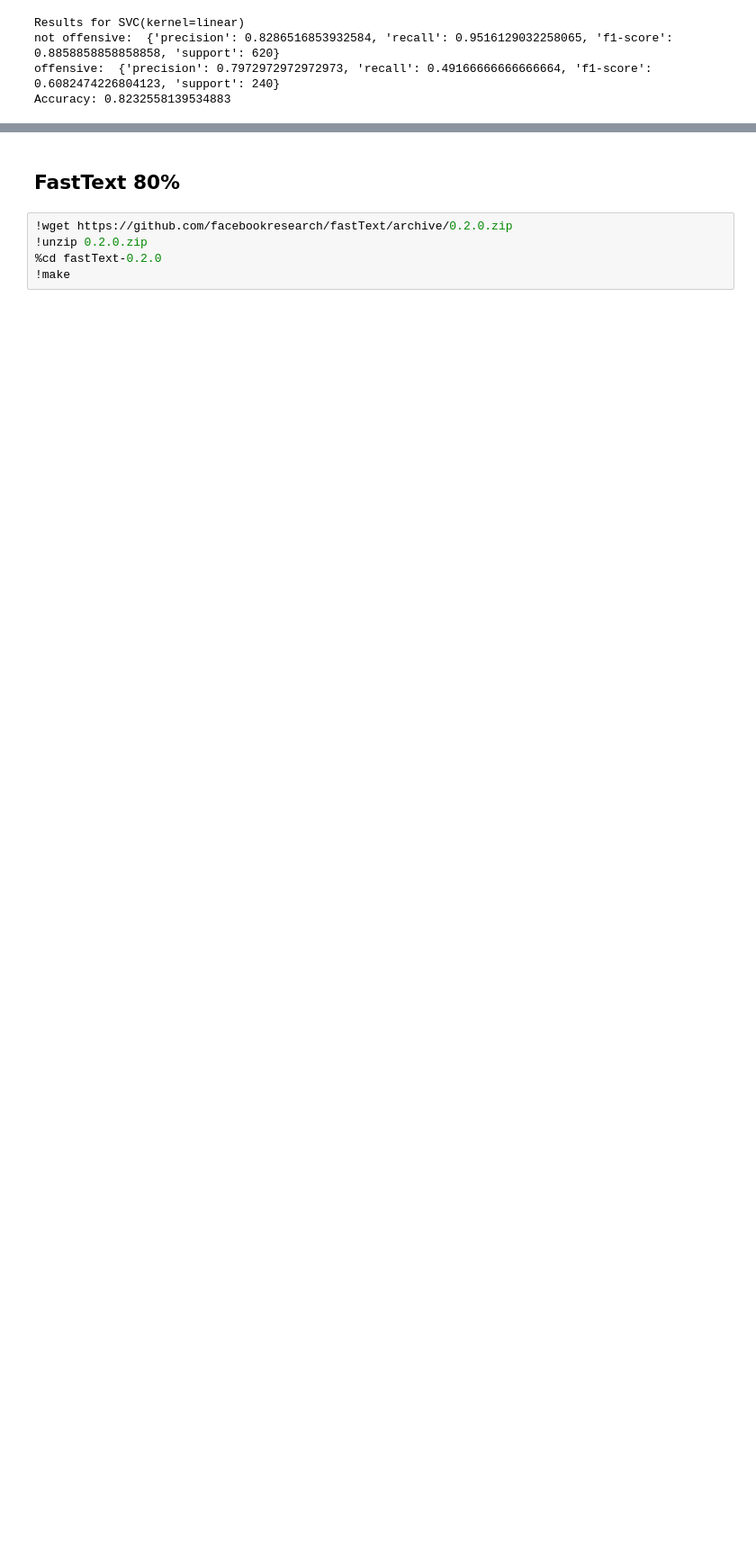
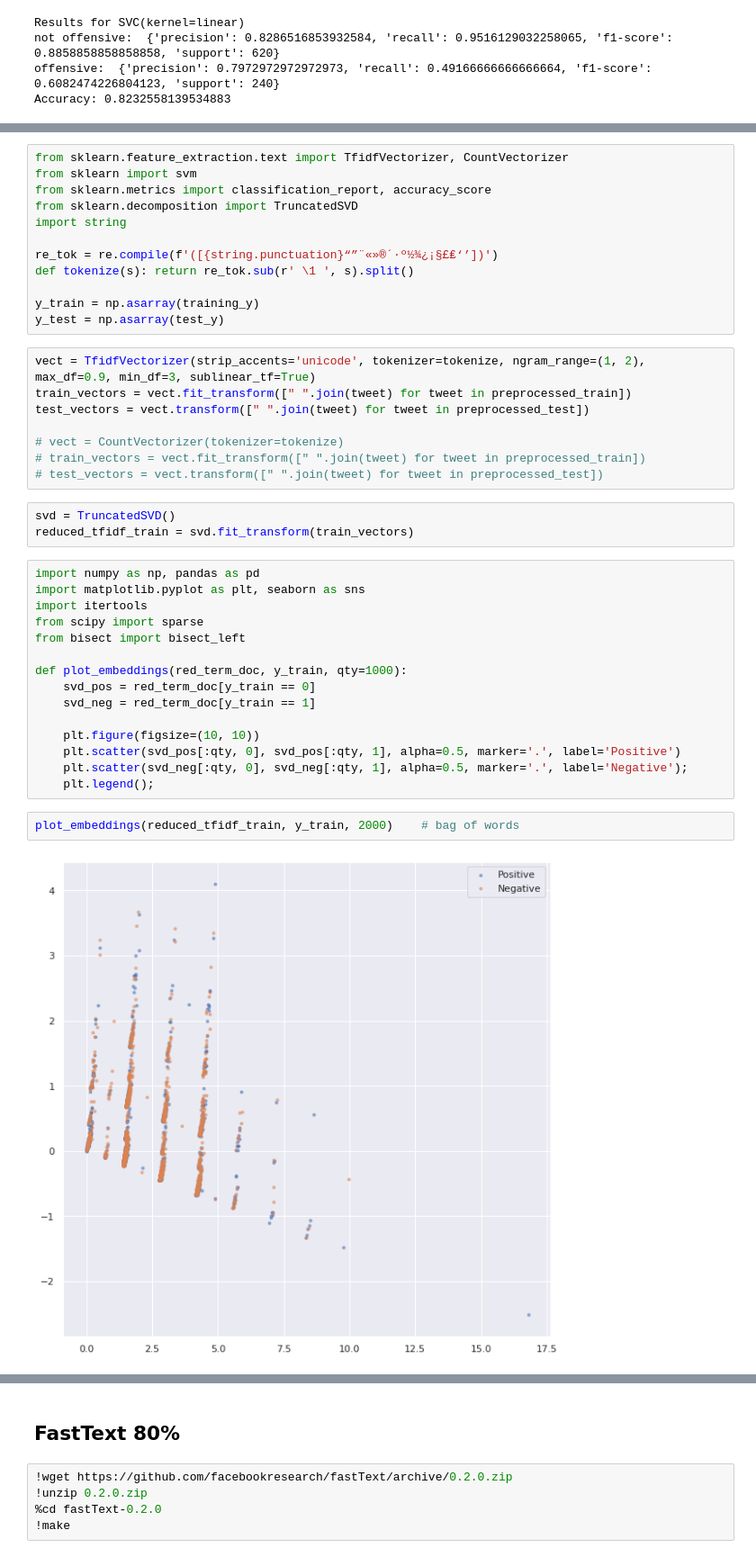
Before and after one commit to piotrjaniszewski1/Offensive-Language-Identification-and-Categorization, a Jupyter notebook: SemEval_2020_Task_12.ipynb, the cells around one changed output, grey strips where cells are left out. Shown at 90% size. Cells and saved outputs as stored; diff of their text form; blank space fills up the shorter version.

```diff
--- a/SemEval_2020_Task_12.ipynb
+++ b/SemEval_2020_Task_12.ipynb
@@ -1024,0 +1027,42 @@ Accuracy: 0.8232558139534883
+# %%
+from sklearn.feature_extraction.text import TfidfVectorizer, CountVectorizer
+from sklearn import svm
+from sklearn.metrics import classification_report, accuracy_score
+from sklearn.decomposition import TruncatedSVD
+import string
+
+re_tok = re.compile(f'([{string.punctuation}“”¨«»®´·º½¾¿¡§£₤‘’])')
+def tokenize(s): return re_tok.sub(r' \1 ', s).split()
+
+y_train = np.asarray(training_y)
+y_test = np.asarray(test_y)
+# %%
+vect = TfidfVectorizer(strip_accents='unicode', tokenizer=tokenize, ngram_range=(1, 2), max_df=0.9, min_df=3, sublinear_tf=True)
+train_vectors = vect.fit_transform([" ".join(tweet) for tweet in preprocessed_train])
+test_vectors = vect.transform([" ".join(tweet) for tweet in preprocessed_test])
+
+# vect = CountVectorizer(tokenizer=tokenize)
+# train_vectors = vect.fit_transform([" ".join(tweet) for tweet in preprocessed_train])
+# test_vectors = vect.transform([" ".join(tweet) for tweet in preprocessed_test])
+# %%
+svd = TruncatedSVD()
+reduced_tfidf_train = svd.fit_transform(train_vectors)
+# %%
+import numpy as np, pandas as pd
+import matplotlib.pyplot as plt, seaborn as sns
+import itertools
+from scipy import sparse
+from bisect import bisect_left
+
+def plot_embeddings(red_term_doc, y_train, qty=1000):
+    svd_pos = red_term_doc[y_train == 0]
+    svd_neg = red_term_doc[y_train == 1]
+
+    plt.figure(figsize=(10, 10))
+    plt.scatter(svd_pos[:qty, 0], svd_pos[:qty, 1], alpha=0.5, marker='.', label='Positive')
+    plt.scatter(svd_neg[:qty, 0], svd_neg[:qty, 1], alpha=0.5, marker='.', label='Negative');
+    plt.legend();
+# %%
+plot_embeddings(reduced_tfidf_train, y_train, 2000)    # bag of words
+# %% [output]
+[figure, added]
```
Also changed, not shown: parts of 7 cells of this notebook.
